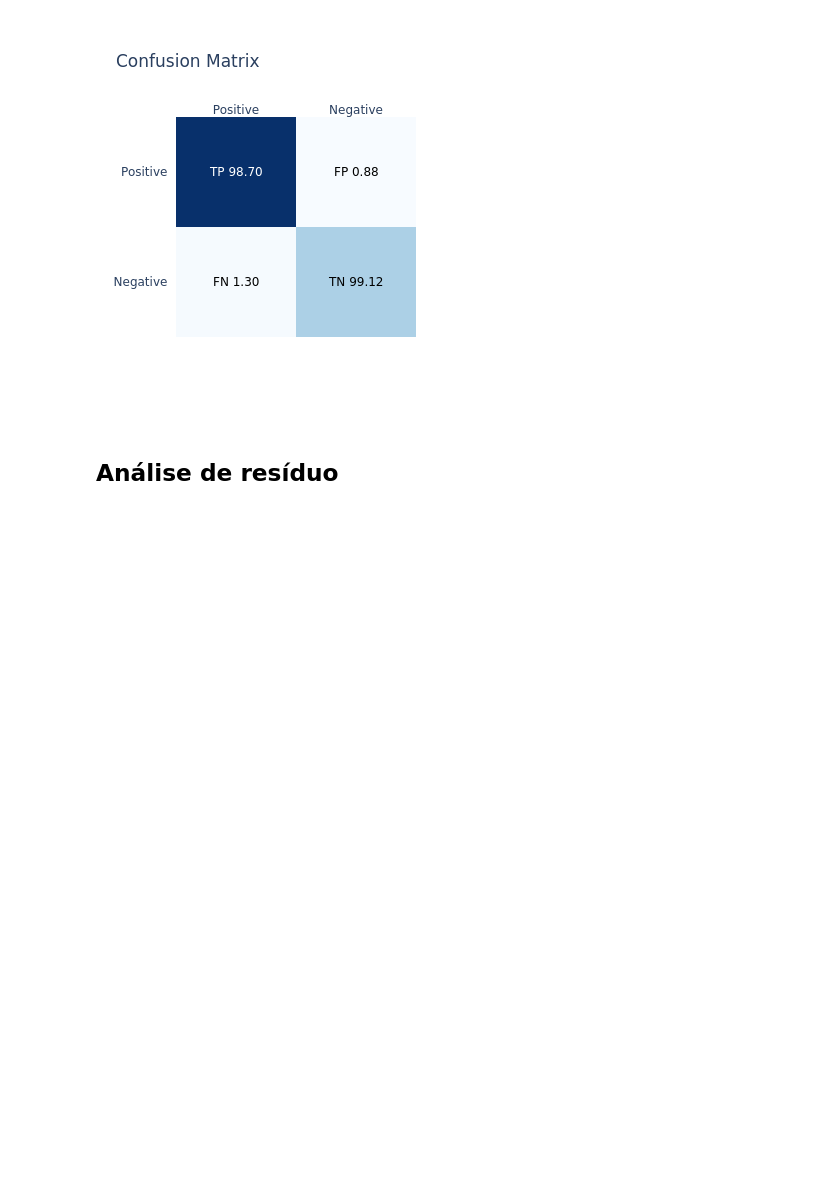
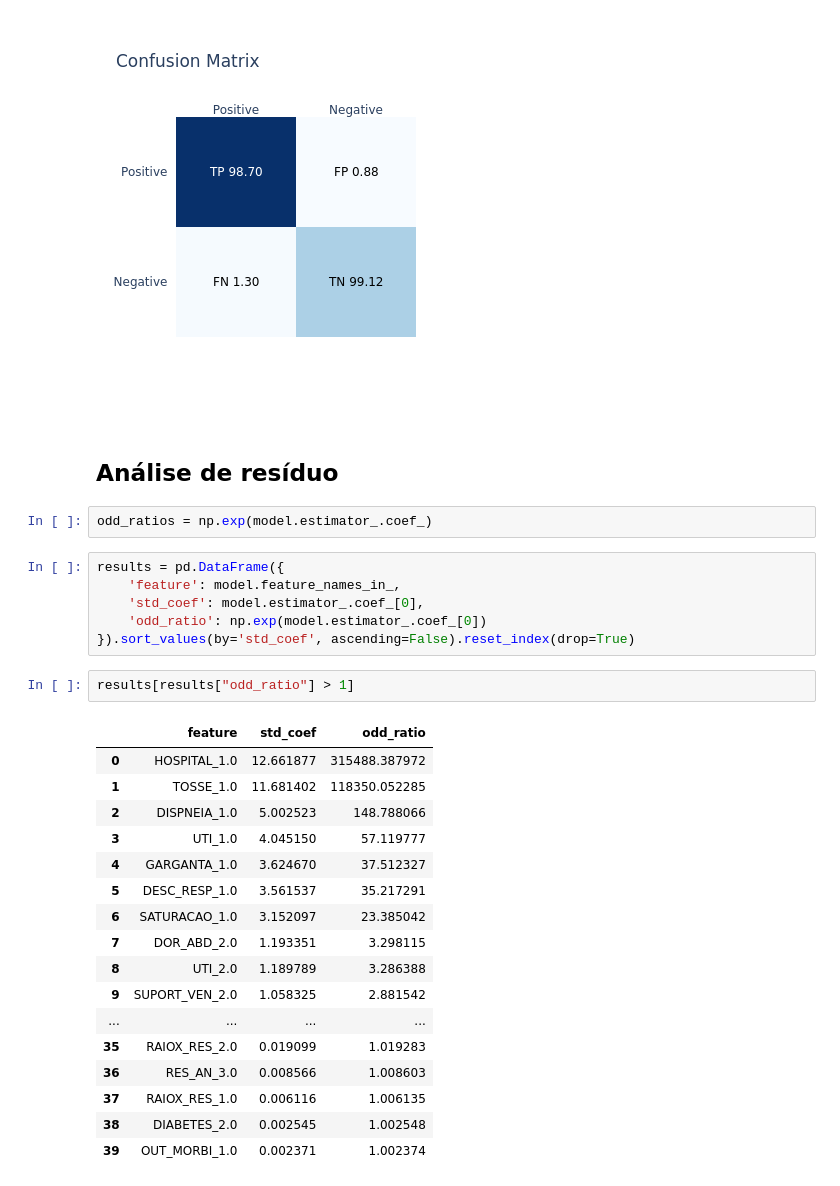
Before and after one commit to HeyLucasLeao/ols-regression-challenge, a Jupyter notebook: srag/eda.ipynb, the cells around one changed output. Cells and saved outputs as stored; diff of their text form; blank space fills up the shorter version.

```diff
--- a/srag/eda.ipynb
+++ b/srag/eda.ipynb
@@ -699,3 +705,31 @@ cm(model, df_test[filtered_features], df_test[target], fig_type="png")
 [figure]
 # %% [markdown]
 ## Análise de resíduo
+# %%
+odd_ratios = np.exp(model.estimator_.coef_)
+# %%
+results = pd.DataFrame({
+    'feature': model.feature_names_in_,
+    'std_coef': model.estimator_.coef_[0],
+    'odd_ratio': np.exp(model.estimator_.coef_[0])
+}).sort_values(by='std_coef', ascending=False).reset_index(drop=True)
+# %%
+results[results["odd_ratio"] > 1]
+# %% [output]
+|  | feature | std_coef | odd_ratio |
+| 0 | HOSPITAL_1.0 | 12.661877 | 315488.387972 |
+| 1 | TOSSE_1.0 | 11.681402 | 118350.052285 |
+| 2 | DISPNEIA_1.0 | 5.002523 | 148.788066 |
+| 3 | UTI_1.0 | 4.045150 | 57.119777 |
+| 4 | GARGANTA_1.0 | 3.624670 | 37.512327 |
+| 5 | DESC_RESP_1.0 | 3.561537 | 35.217291 |
+| 6 | SATURACAO_1.0 | 3.152097 | 23.385042 |
+| 7 | DOR_ABD_2.0 | 1.193351 | 3.298115 |
+| 8 | UTI_2.0 | 1.189789 | 3.286388 |
+| 9 | SUPORT_VEN_2.0 | 1.058325 | 2.881542 |
+| ... | ... | ... | ... |
+| 35 | RAIOX_RES_2.0 | 0.019099 | 1.019283 |
+| 36 | RES_AN_3.0 | 0.008566 | 1.008603 |
+| 37 | RAIOX_RES_1.0 | 0.006116 | 1.006135 |
+| 38 | DIABETES_2.0 | 0.002545 | 1.002548 |
+| 39 | OUT_MORBI_1.0 | 0.002371 | 1.002374 |
```
Also changed, not shown: parts of 7 cells of this notebook.
